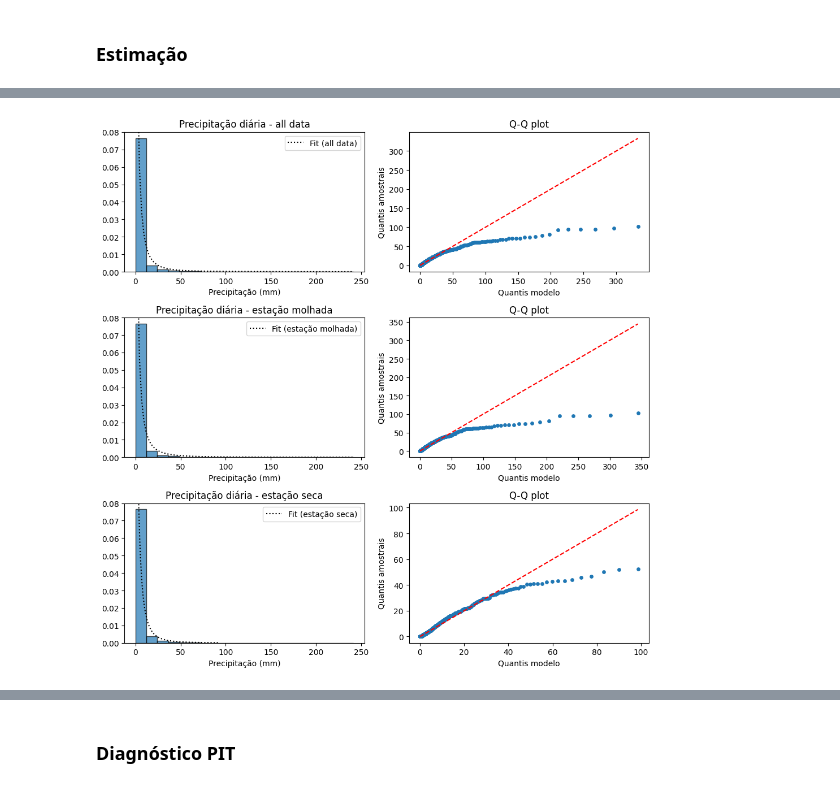
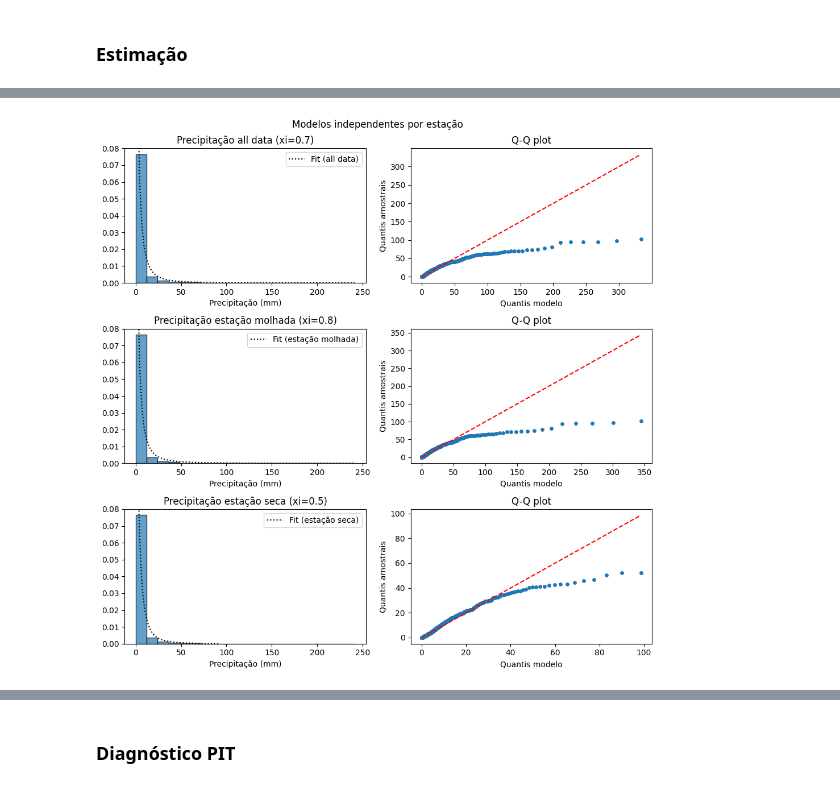
Before and after one commit to asdmalizia/masters, a Jupyter notebook: Estudo orientado/6. Modelagem de chuva.ipynb, the cells around one changed output, grey strips where cells are left out. Drawn from its saved outputs; the diff is of its cells as text; code cells hidden in the pictures.

```diff
--- a/Estudo orientado/6. Modelagem de chuva.ipynb
+++ b/Estudo orientado/6. Modelagem de chuva.ipynb
@@ -164,0 +204,7 @@ array([ 1.        ,  0.22549032,  0.04678336,  0.03786506,  0.05581029,
+# %%
+# criação das dummies
+dummy = series.index.month.isin(meses_molhado).astype(int)
+dummy = pd.Series(index=series.index, data=dummy)
+
+dummy_mensal = series_mensal.index.month.isin(meses_seco).astype(int)
+dummy_mensal = pd.Series(index=series_mensal.index, data=dummy_mensal)
@@ -164,0 +215,13 @@ array([ 1.        ,  0.22549032,  0.04678336,  0.03786506,  0.05581029,
+# %%
+# remoção de observações nulas
+series_mensal_treated = series_mensal[series_mensal>0]
+model_mensal = naveau.fit(series_mensal_treated)
+print("Parâmetros estimados do EGPD mensal:")
+res = model_mensal.summary()
+
+# modelagem com parametro de cauda sazonal
+series_mensal_treated = series_mensal[series_mensal>0]
+# dummy_mensal_treated = dummy_mensal[series_mensal>0]
+model_mensal_s = naveau.fit(series_mensal_treated, dummy=dummy_mensal[series_mensal_treated.index])
+print("\nParâmetros estimados do EGPD mensal (sazonal):")
+res_s = model_mensal_s.summary()
@@ -248,0 +364,16 @@ plt.show()
+# %%
+# estimação all data
+model_all = naveau.fit(series_treated)
+res_all = model_all.summary(print_results=False)
+
+# estimação com estação molhada
+model_molhado = naveau.fit(series_molhado_treated)
+res_molhado = model_molhado.summary(print_results=False)
+
+# estimação com estação seca
+model_seco = naveau.fit(series_seco_treated)
+res_seco = model_seco.summary(print_results=False)
+
+# estimação sazonal
+model_sazonal = naveau.fit(series_treated, dummy=dummy[series_treated.index])
+res_sazonal = model_sazonal.summary(print_results=False)
@@ -253,32 +465,34 @@ model_names = ['all data','estação molhada','estação seca']
 models = [model_all, model_molhado, model_seco]
 data = [series_treated, series_molhado_treated, series_seco_treated]
 
 for i in range(3):
     model_fit = models[i]
     x = np.linspace(2, data[i].max(), 100)
 
     ax[i][0].plot(x, models[i].pdf(x), 'k', linestyle=':', label=f'Fit ({model_names[i]})')
     ax[i][0].hist(series, bins=20, density=True, alpha=0.7, edgecolor='black')
-    ax[i][0].set_title('Precipitação diária - ' + model_names[i])
+    ax[i][0].set_title('Precipitação ' + model_names[i] + f' (xi={models[i].xi:.1f})')
     ax[i][0].set_xlabel('Precipitação (mm)')
     ax[i][0].set_ylim(top=0.08)
     ax[i][0].legend()
 
     # probabilidades teóricas
     p = (np.arange(1, len(data[i]) + 1) - 0.5) / len(data[i])
     theoretical_q, sample_q = models[i].ppf(p), np.sort(data[i])
     ax[i][1].scatter(theoretical_q[:-5], sample_q[:-5], s=15)
     min_q = min(theoretical_q[:-5].min(), sample_q[:-5].min())
     max_q = max(theoretical_q[:-5].max(), sample_q[:-5].max())
     ax[i][1].plot([min_q, max_q], [min_q, max_q], 'r--')
     ax[i][1].set_title(f'Q-Q plot')
     ax[i][1].set_xlabel('Quantis modelo')
     ax[i][1].set_ylabel('Quantis amostrais')
     i+=1
 
+
+fig.suptitle('Modelos independentes por estação')
 fig.tight_layout()
 # plot_count+=1
 # plt.savefig(path_img + r"\plot{}.png".format(plot_count))
 plt.show()
 # %% [output]
-[figure, old version]
+[figure, new version]
```
Also changed, not shown: parts of 58 cells of this notebook, 4 other files.
